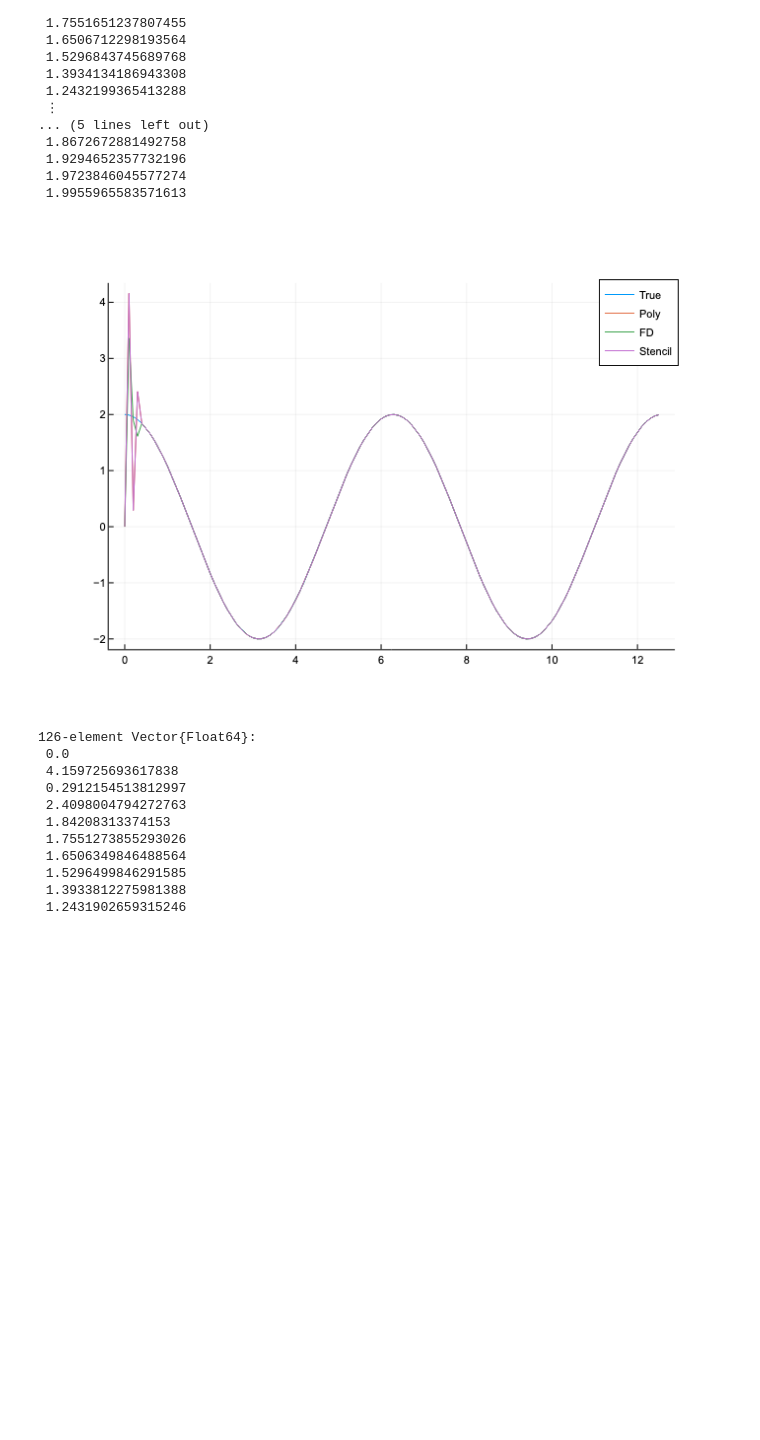
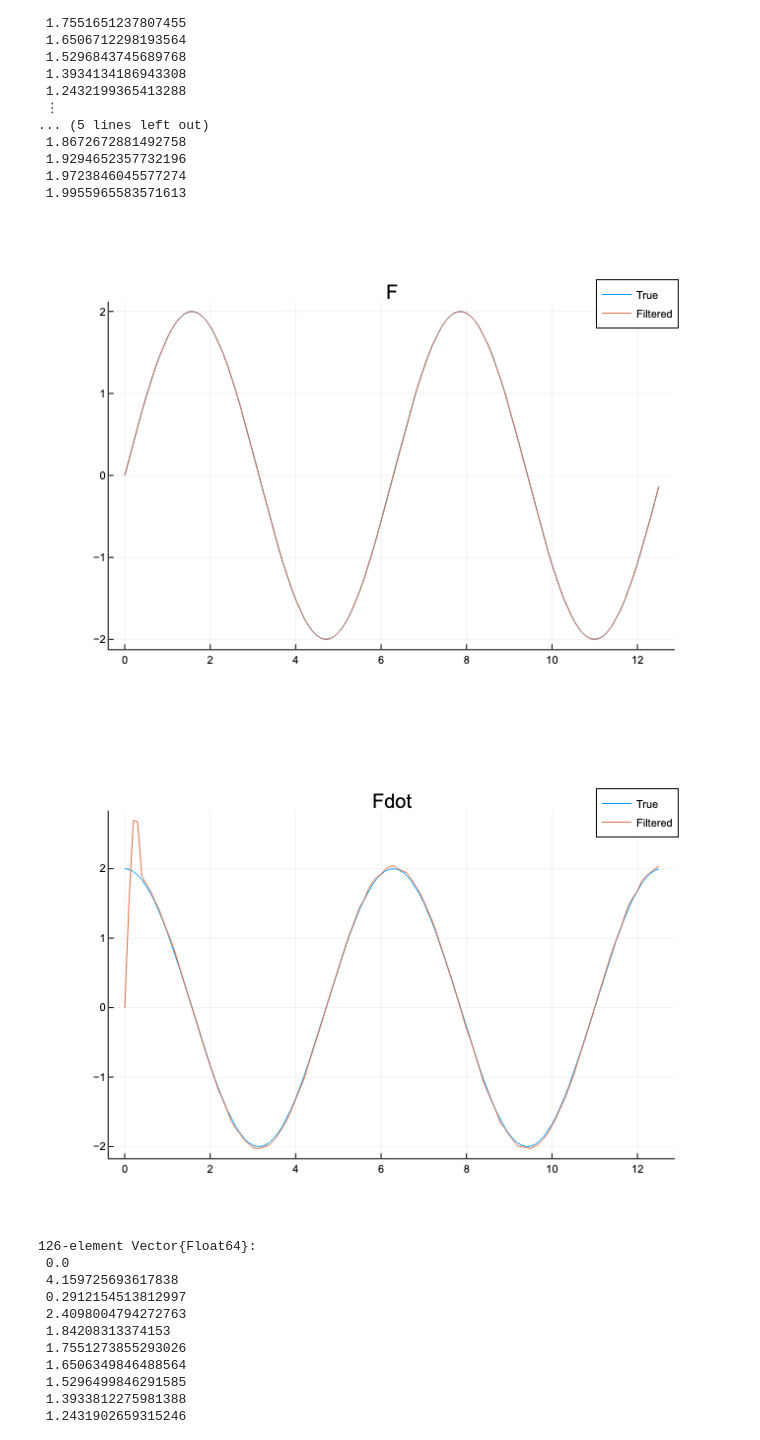
Before and after one commit to RoboticExplorationLab/non-monotonic-detumbling, a Jupyter notebook: scripts/interpolating_Bdot.ipynb, the cells around one changed output. Cells and saved outputs as stored; diff of their text form; code cells hidden in the pictures; blank space fills up the shorter version.

Commit message:
polynomial filtering

```diff
--- a/scripts/interpolating_Bdot.ipynb
+++ b/scripts/interpolating_Bdot.ipynb
@@ -125,0 +123,4 @@ $$ \begin{equation}
+# %%
+h = 0.1
+H = cat(ones(5), -h .* (0:4), dims=2)
+Hinv = pinv(H)
@@ -165,12 +214,20 @@ stencil_5_point (generic function with 1 method)
 dt = 0.1
 tspan = 0:dt:4*pi
 
+σ = 0.001
+
 buffer = zeros(4)
-fdot_poly = [polynomial_derivative(buffer, 2*sin(t), dt) for t in tspan]
+fdot_poly = [polynomial_derivative(buffer, 2*sin(t) + σ*randn(), dt) for t in tspan]
 buffer = zeros(4)
-fdot_fd = [backward_finite_difference(buffer, 2*sin(t), dt) for t in tspan]
+fdot_fd = [backward_finite_difference(buffer, 2*sin(t) + σ*randn(), dt) for t in tspan]
 buffer = zeros(4)
-fdot_stencil = [stencil_5_point(buffer, 2*sin(t), dt) for t in tspan]
+fdot_stencil = [stencil_5_point(buffer, 2*sin(t) + σ*randn(), dt) for t in tspan]
+buffer = zeros(4)
+f_fdot_filtered = [polynomial_filtered(buffer, 2*sin(t) + σ*randn(), dt) for t in tspan]
+f_filtered = [f_fdot_filtered[i][1] for i = 1:length(f_fdot_filtered)]
+fdot_filtered = [f_fdot_filtered[i][2] for i = 1:length(f_fdot_filtered)]
+
+f_true = 2*sin.(tspan)
 fdot_true = 2*cos.(tspan)
 # %% [output]
 126-element Vector{Float64}:
@@ -193,13 +250,20 @@ fdot_true = 2*cos.(tspan)
 # %%
 using Plots
 plotly()
 
+plot(tspan, f_true, label="True")
+plot!(tspan, f_filtered, label="Filtered")
+display(plot!(title="F"))
+
 plot(tspan, fdot_true, label="True")
-plot!(tspan, fdot_poly, label="Poly")
-plot!(tspan, fdot_fd, label="FD")
-plot!(tspan, fdot_stencil, label="Stencil")
+# plot!(tspan, fdot_poly, label="Poly")
+# plot!(tspan, fdot_fd, label="FD")
+# plot!(tspan, fdot_stencil, label="Stencil")
+plot!(tspan, fdot_filtered, label="Filtered")
+display(plot!(title="Fdot"))
 # %% [output]
-[figure, old version]
+[figure, new version]
+[figure, added]
 # %%
 fdot_poly
 # %% [output]
```
Also changed, not shown: parts of 10 cells of this notebook.
